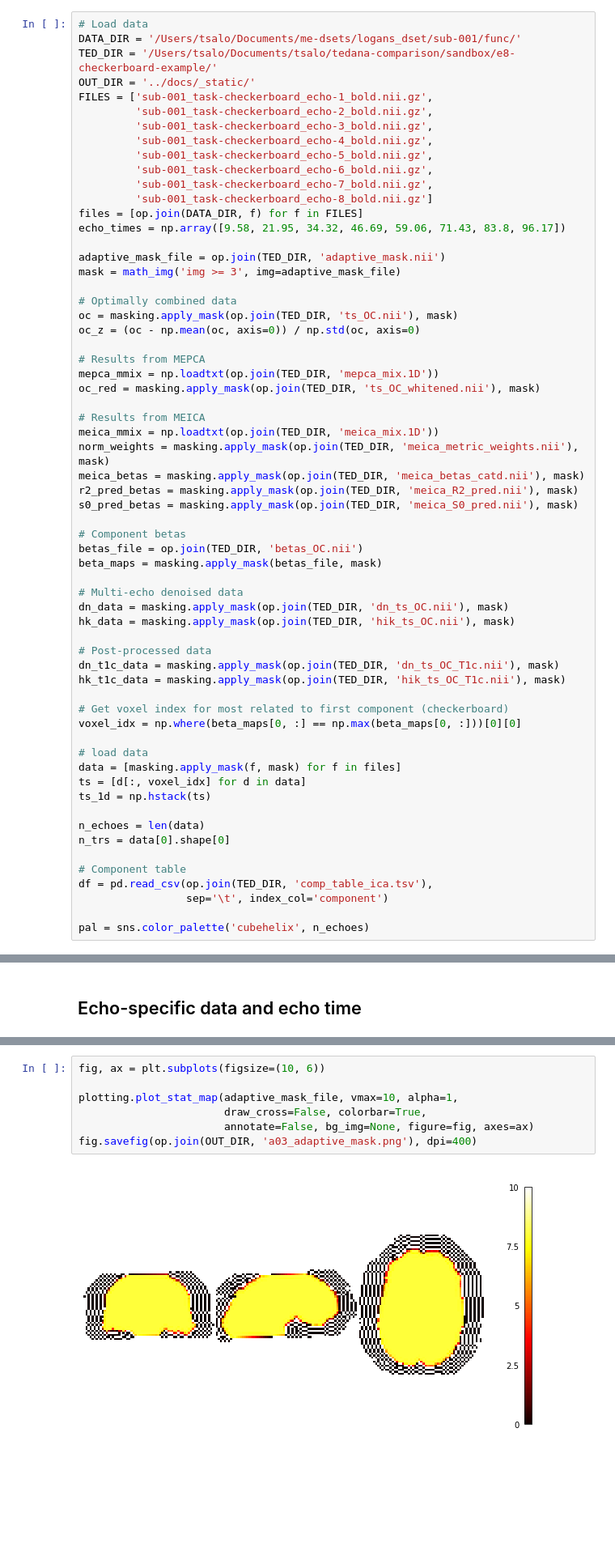
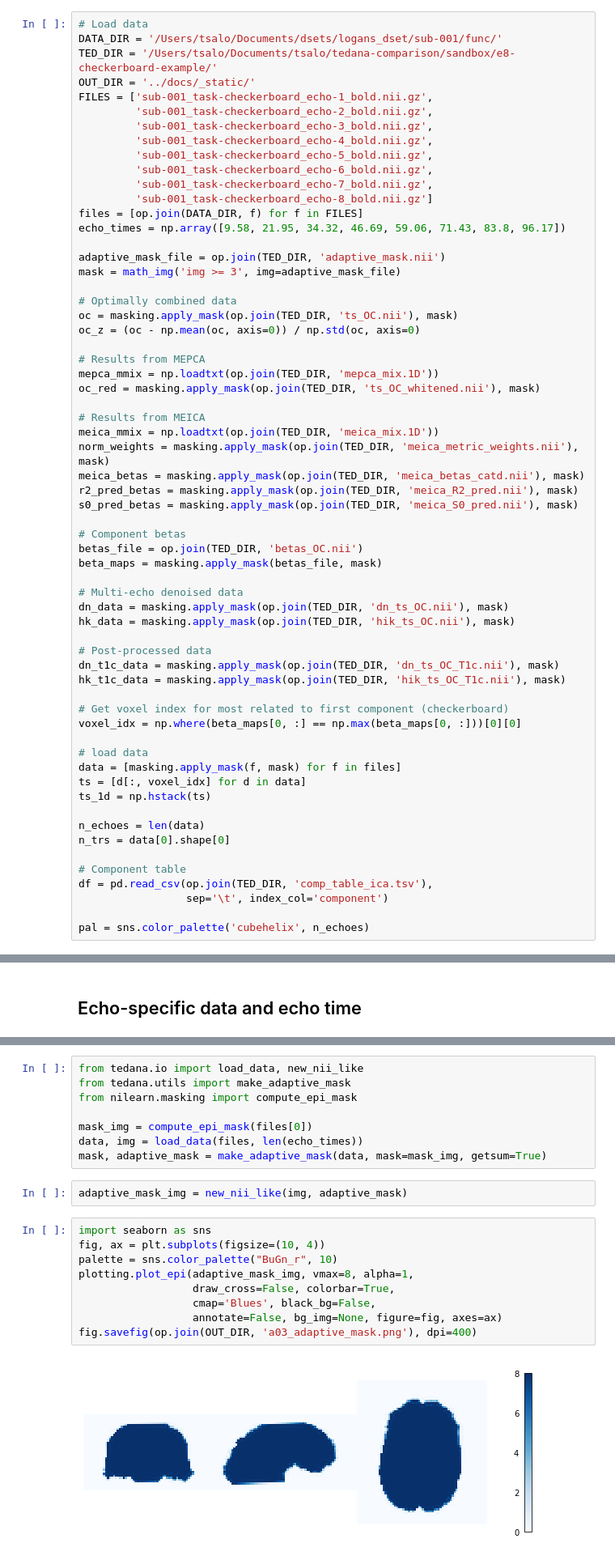
Before and after one commit to ME-ICA/tedana, a Jupyter notebook: examples/plot_approach_figures.ipynb, the cells around one changed output, grey strips where cells are left out. Shown at 81% size. Saved outputs shown, nothing was run; the diff lists cells and outputs as text; blank space fills up the shorter version.

```diff
--- a/examples/plot_approach_figures.ipynb
+++ b/examples/plot_approach_figures.ipynb
@@ -35,6 +42,6 @@ from nilearn.image import math_img
 # %%
 # Load data
-DATA_DIR = '/Users/tsalo/Documents/me-dsets/logans_dset/sub-001/func/'
+DATA_DIR = '/Users/tsalo/Documents/dsets/logans_dset/sub-001/func/'
 TED_DIR = '/Users/tsalo/Documents/tsalo/tedana-comparison/sandbox/e8-checkerboard-example/'
 OUT_DIR = '../docs/_static/'
 FILES = ['sub-001_task-checkerboard_echo-1_bold.nii.gz',
@@ -160,15 +169,27 @@ fig.savefig(op.join(OUT_DIR, 'a02_echo_value_distributions.png'), dpi=400)
 # %% [markdown]
 ## Adaptive mask
 Longer echo times are more susceptible to signal dropout, which means that certain brain regions (e.g., orbitofrontal cortex, temporal poles) will only have good signal for some echoes. In order to avoid using bad signal from affected echoes in calculating $T_{2}^*$ and $S_{0}$ for a given voxel, `tedana` generates an adaptive mask, where the value for each voxel is the number of echoes with "good" signal. When $T_{2}^*$ and $S_{0}$ are calculated below, each voxel's values are only calculated from the first $n$ echoes, where $n$ is the value for that voxel in the adaptive mask.
+# %%
+from tedana.io import load_data, new_nii_like
+from tedana.utils import make_adaptive_mask
+from nilearn.masking import compute_epi_mask
+
+mask_img = compute_epi_mask(files[0])
+data, img = load_data(files, len(echo_times))
+mask, adaptive_mask = make_adaptive_mask(data, mask=mask_img, getsum=True)
+# %%
+adaptive_mask_img = new_nii_like(img, adaptive_mask)
 # %%
-fig, ax = plt.subplots(figsize=(10, 6))
-
-plotting.plot_stat_map(adaptive_mask_file, vmax=10, alpha=1,
-                       draw_cross=False, colorbar=True,
-                       annotate=False, bg_img=None, figure=fig, axes=ax)
+import seaborn as sns
+fig, ax = plt.subplots(figsize=(10, 4))
+palette = sns.color_palette("BuGn_r", 10)
+plotting.plot_epi(adaptive_mask_img, vmax=8, alpha=1,
+                  draw_cross=False, colorbar=True,
+                  cmap='Blues', black_bg=False,
+                  annotate=False, bg_img=None, figure=fig, axes=ax)
 fig.savefig(op.join(OUT_DIR, 'a03_adaptive_mask.png'), dpi=400)
 # %% [output]
-[figure, old version]
+[figure, new version]
 # %% [markdown]
 ## Log-linear transformation
 # %%
```
Also changed, not shown: parts of 2 cells of this notebook, 33 other files.
